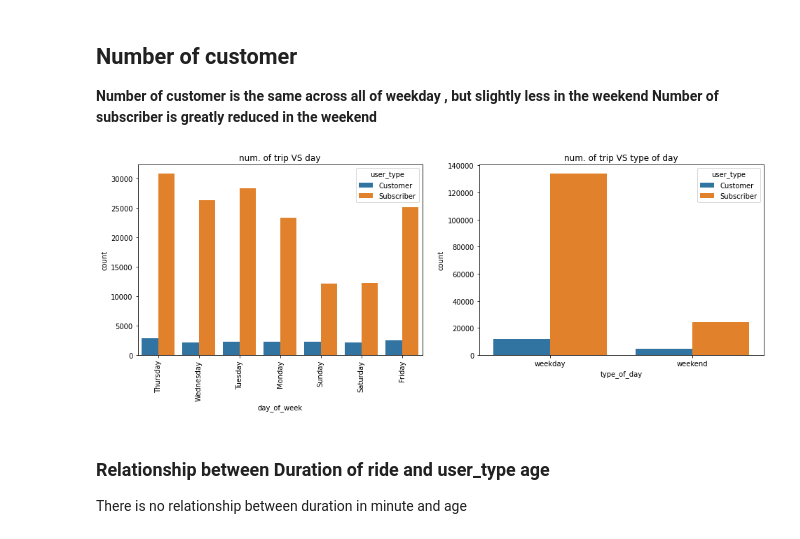
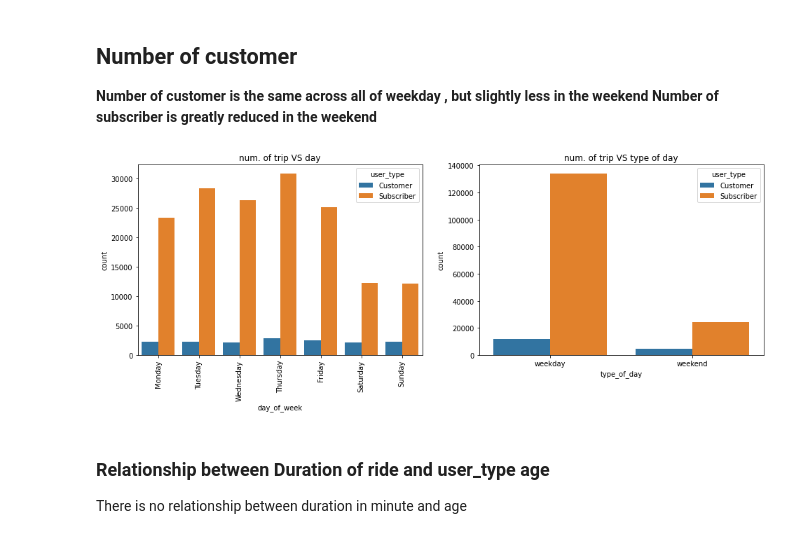
Before and after one commit to cerlliey/Fordgobike-Analysis, a Jupyter notebook: exploratory.ipynb, the cells around one changed output. Drawn from its saved outputs; the diff is of its cells as text; code cells hidden in the pictures.

```diff
--- a/exploratory.ipynb
+++ b/exploratory.ipynb
@@ -120,19 +122,19 @@ plt.xlabel('');
 **Number of customer is the same across all of weekday , but slightly less in the weekend Number of subscriber is greatly reduced in the weekend**
 # %%
 # Plotting numberof trip Vs weekdays Vs the type of day:
-
+weekday_index = ['Monday', 'Tuesday', 'Wednesday', 'Thursday', 'Friday', 'Saturday', 'Sunday']
 plt.figure(figsize = [16, 5])
 
 plt.subplot(1, 2, 1)
-sb.countplot(data=df , x='day_of_week', hue='user_type')
+sb.countplot(data=df , x='day_of_week', hue='user_type', order=weekday_index)
 plt.title('num. of trip VS day')
 plt.xticks(rotation=90)
 
 plt.subplot(1, 2, 2)
 sb.countplot(data=df , x='type_of_day', hue='user_type')
 plt.title('num. of trip VS type of day');
 # %% [output]
-[figure, old version]
+[figure, new version]
 # %% [markdown]
 ### Relationship between Duration of ride and user_type age
 
```
Also changed, not shown: parts of 1 cell of this notebook, 1 other file.
